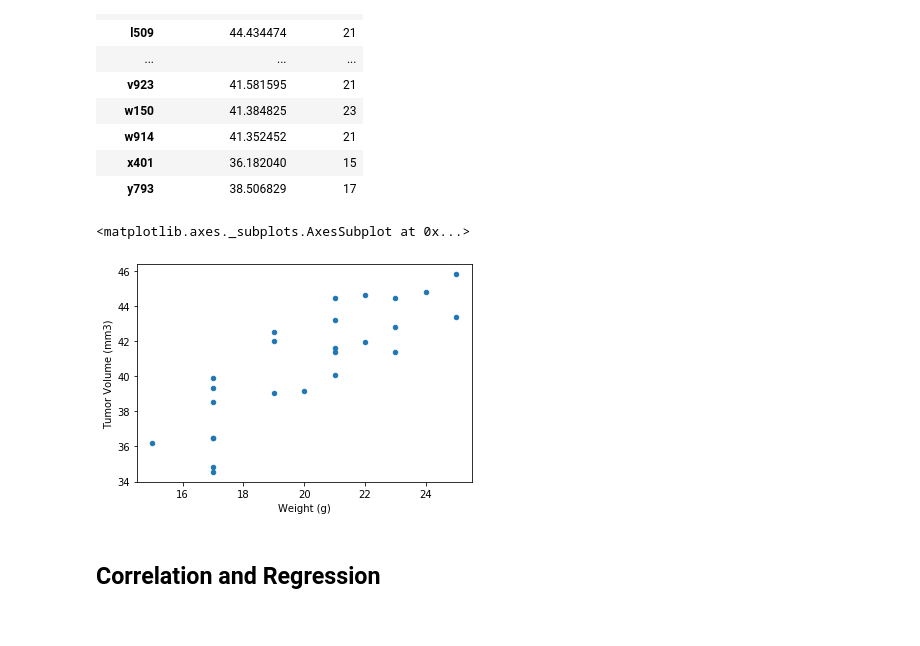
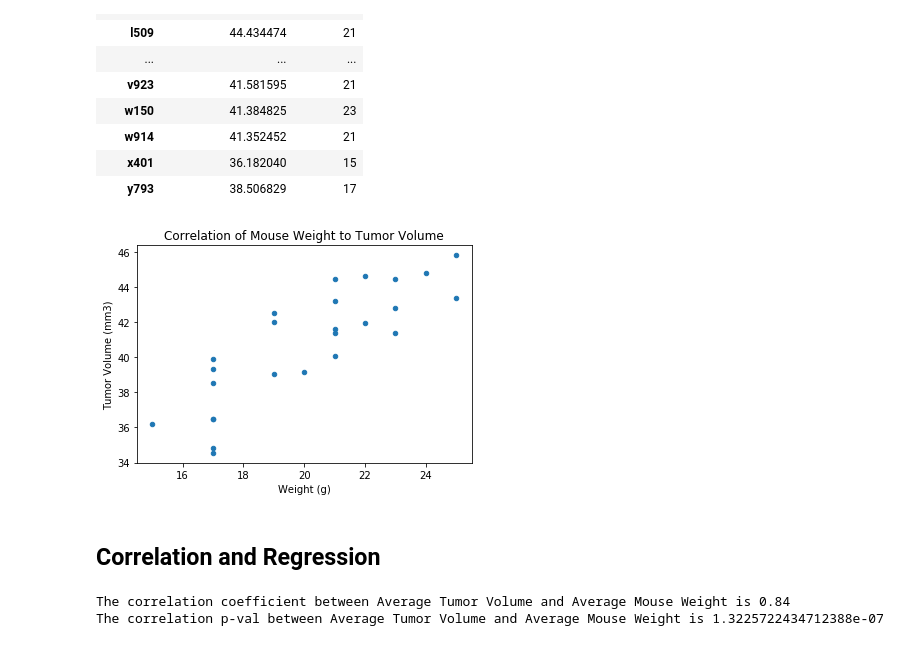
Before and after one commit to pasco27/matplotlib_homework, a Jupyter notebook: pymaceuticals_pascarella1.ipynb, the cells around one changed output. Cells and saved outputs as stored; diff of their text form; code cells hidden in the pictures.

Commit message:
Ok, I have sseveral charting issues and a lot of formatting issues to work on

```diff
--- a/pymaceuticals_pascarella1.ipynb
+++ b/pymaceuticals_pascarella1.ipynb
@@ -593,11 +589,19 @@ weight_vs_tumor
 # Now I can simply plot!
 # %%
 weight_vs_tumor.plot(kind='scatter', x='Weight (g)', y='Tumor Volume (mm3)', marker='o')
+plt.title('Correlation of Mouse Weight to Tumor Volume')
+plt.show()
 # %% [output]
-<matplotlib.axes._subplots.AxesSubplot at 0x...>
-[figure, old version]
+[figure, new version]
 # %% [markdown]
 ## Correlation and Regression
 # %%
 # Calculate the correlation coefficient and linear regression model
 # for mouse weight and average tumor volume for the Capomulin regimen
+
+corr = sts.pearsonr(avg_tumor_vol, avg_mouse_weight)
+print(f"The correlation coefficient between Average Tumor Volume and Average Mouse Weight is {round(corr[0],2)}")
+print(f"The correlation p-val between Average Tumor Volume and Average Mouse Weight is {corr[1]}")
+# %% [output]
+The correlation coefficient between Average Tumor Volume and Average Mouse Weight is 0.84
+The correlation p-val between Average Tumor Volume and Average Mouse Weight is 1.3225722434712388e-07
```
Also changed, not shown: parts of 9 cells of this notebook.
